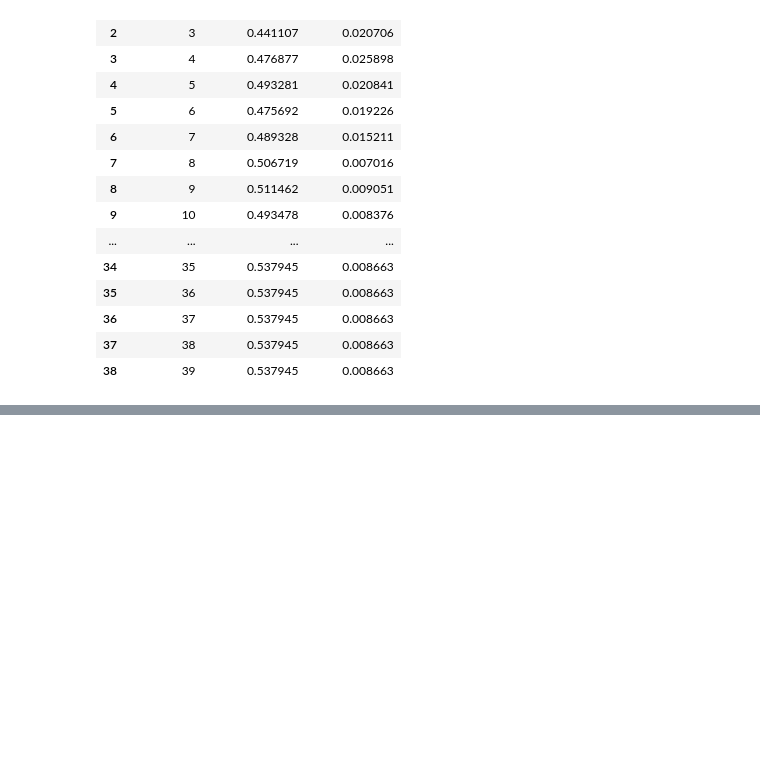
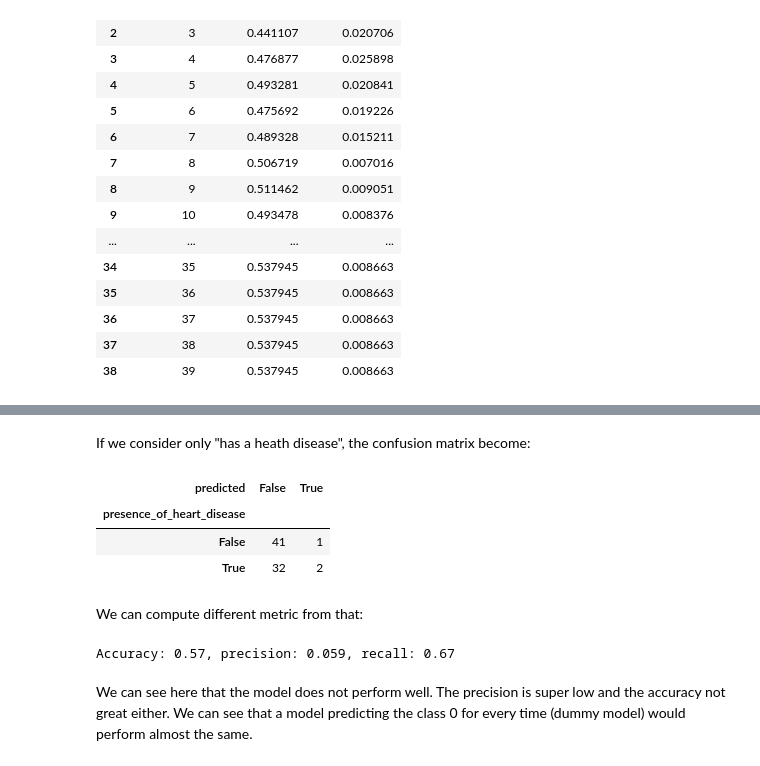
Before and after one commit to PolMrt/dsci100-group31, a Jupyter notebook: code file.ipynb, the cells around one changed output, grey strips where cells are left out. Saved outputs shown, nothing was run; the diff lists cells and outputs as text; code cells hidden in the pictures; blank space fills up the shorter version.

```diff
--- a/code file.ipynb
+++ b/code file.ipynb
@@ -273,0 +281,23 @@ accuracy_vs_k
+# %% [markdown]
+If we consider only "has a heath disease", the confusion matrix become:
+# %%
+pd.crosstab(
+    heart_test.assign(presence_of_heart_disease = heart_test["presence_of_heart_disease"] != 0)["presence_of_heart_disease"],
+    heart_test.assign(predicted = heart_test["predicted"] != 0)["predicted"]
+)
+# %% [output]
+| predicted | False | True |
+| presence_of_heart_disease |  |  |
+| False | 41 | 1 |
+| True | 32 | 2 |
+# %% [markdown]
+We can compute different metric from that:
+# %%
+accuracy = (41 + 2) / (41 + 1 + 32 + 2)
+precision = (2) / (32 + 2)
+recall = (2) / (1 + 2)
+print('Accuracy: {:.2}, precision: {:.2}, recall: {:.2}'.format(accuracy, precision, recall))
+# %% [output]
+Accuracy: 0.57, precision: 0.059, recall: 0.67
+# %% [markdown]
+We can see here that the model does not perform well. The precision is super low and the accuracy not great either. We can see that a model predicting the class 0 for every time (dummy model) would perform almost the same.
```
Also changed, not shown: parts of 14 cells of this notebook, 1 other file.
